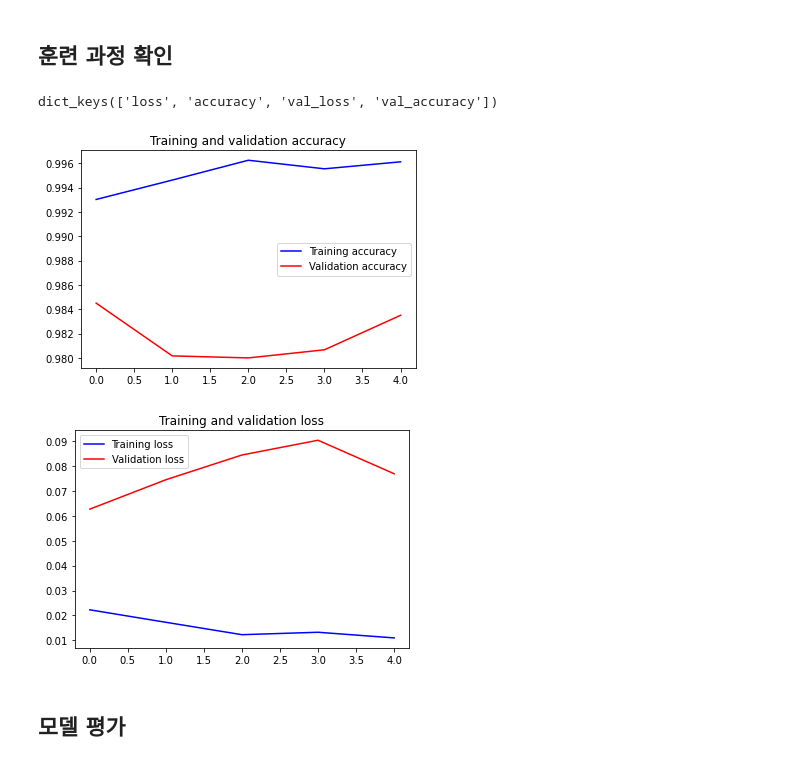
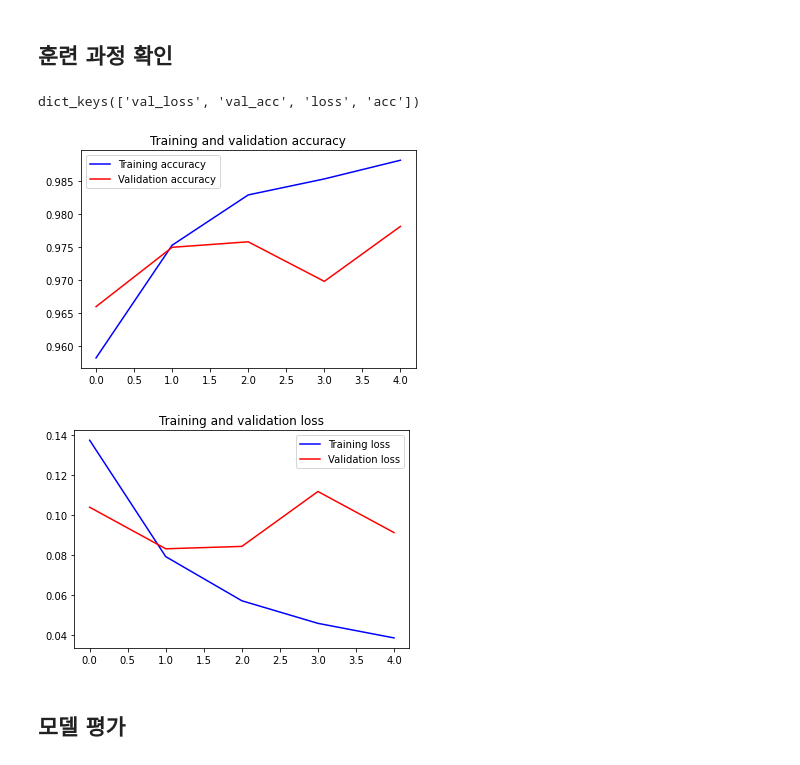
Before and after one commit to krrong/MNIST, a Jupyter notebook: DNN.ipynb, the cells around one changed output. Saved outputs shown, nothing was run; the diff lists cells and outputs as text; code cells hidden in the pictures.

```diff
--- a/DNN.ipynb
+++ b/DNN.ipynb
@@ -48,6 +52,8 @@ Image Label :  5
 model = tf.keras.models.Sequential([
     tf.keras.layers.Flatten(input_shape=(28, 28)),
     tf.keras.layers.Dense(512, activation=tf.nn.relu),
+    tf.keras.layers.Dense(256, activation=tf.nn.relu),
+    tf.keras.layers.Dense(128, activation=tf.nn.relu),
     tf.keras.layers.Dense(10, activation=tf.nn.softmax)
 ])
 # %% [markdown]
@@ -78,8 +88,7 @@ _________________________________________________________________
 # %% [markdown]
 ## 모델 훈련
 # %%
-history = model.fit(x_train, y_train,
-          validation_split=0.1,
-          epochs=5)
+with(tf.device("device:GPU:0")):
+    history = model.fit(x_train, y_train, validation_split=0.1, epochs=5)
 # %% [output]
 Epoch 1/5
@@ -96,19 +102,19 @@ Epoch 5/5
 ## 훈련 과정 확인
 # %%
 print(history.history.keys())
-train_accuracy = history.history['accuracy']
-val_accuracy = history.history['val_accuracy']
+train_accuracy = history.history['acc']
+val_accuracy = history.history['val_acc']
 train_loss = history.history['loss']
 val_loss = history.history['val_loss']
 
 plt.plot(list(range(5)), train_accuracy, 'b', label='Training accuracy')
 plt.plot(list(range(5)), val_accuracy, 'r', label='Validation accuracy')
 plt.title("Training and validation accuracy")
 plt.legend()
 plt.show()
 # %% [output]
-dict_keys(['loss', 'accuracy', 'val_loss', 'val_accuracy'])
+dict_keys(['val_loss', 'val_acc', 'loss', 'acc'])
-[figure, old version]
+[figure, new version]
 # %%
 plt.figure()
 plt.plot(list(range(5)), train_loss, 'b', label='Training loss')
@@ -117,7 +123,7 @@ plt.title("Training and validation loss")
 plt.legend()
 plt.show()
 # %% [output]
-[figure, old version]
+[figure, new version]
 # %% [markdown]
 ## 모델 평가
 # %%
```
Also changed, not shown: parts of 5 cells of this notebook, 1 other file.
